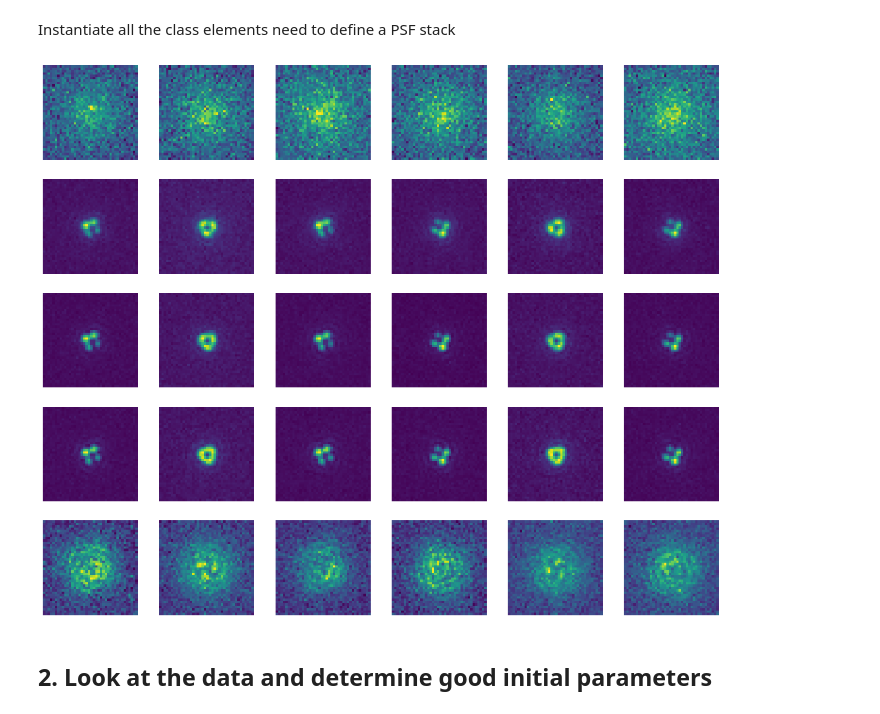
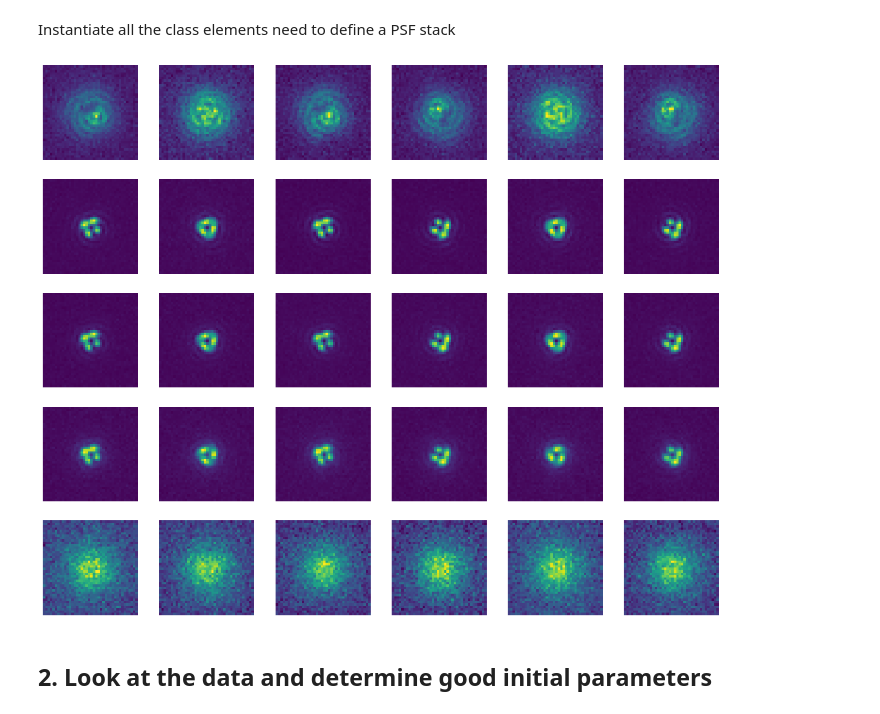
Before and after one commit to rodguti90/pyPSFstack, a Jupyter notebook: retrieval_exp_stack.ipynb, the cells around one changed output. Cells and saved outputs as stored; diff of their text form; code cells hidden in the pictures.

```diff
--- a/retrieval_exp_stack.ipynb
+++ b/retrieval_exp_stack.ipynb
@@ -72,7 +72,7 @@ magnification = 100
 ni = 1.33
 nf = 1.518
 cam_pixel_size = 6500
-radius = 20
+radius = 100
 wavelength = 525
 # Define positions of defocus
 zi = -600; z_step = 100
@@ -129,22 +133,22 @@ pol_seo = pdivs.PDiversity_Compound([pdivs.PDiversity_QWP([np.pi/4]), wollaston]
 psfs = PSFStack([src, seo], zdiversity=zdiv, pdiversity=pdiv)
 psfs.compute_psf_stack(orientation=[0,0,0], N_trim=40)
 # %%
-mod_stack = psfs.model_experimental_stack(bckgd_photons=30,N_photons=20000,noise=True)
+mod_stack = psfs.model_experimental_stack(bckgd_photons=50,N_photons=40000,noise=True)
 zdiv_mid_ind = 6
 bead_n = 0
 delz=1
 plist=[0,1,2,9,10,11]
 fig, axs = plt.subplots(5,len(plist),figsize=(3*len(plist),3*5))
 for ind,pind in enumerate(plist):
     axs[0,ind].imshow(mod_stack[...,0,pind])
     axs[1,ind].imshow(mod_stack[...,zdiv_mid_ind-delz,pind])
     axs[2,ind].imshow(mod_stack[...,zdiv_mid_ind,pind])
     axs[3,ind].imshow(mod_stack[...,zdiv_mid_ind+delz,pind])
     axs[4,ind].imshow(mod_stack[...,-1,pind])
 for ax in axs.ravel():
     ax.set_axis_off()
 # %% [output]
-[figure, old version]
+[figure, new version]
 # %% [markdown]
 ## 2. Look at the data and determine good initial parameters
 # %%
```
Also changed, not shown: parts of 14 cells of this notebook, 2 other files.
